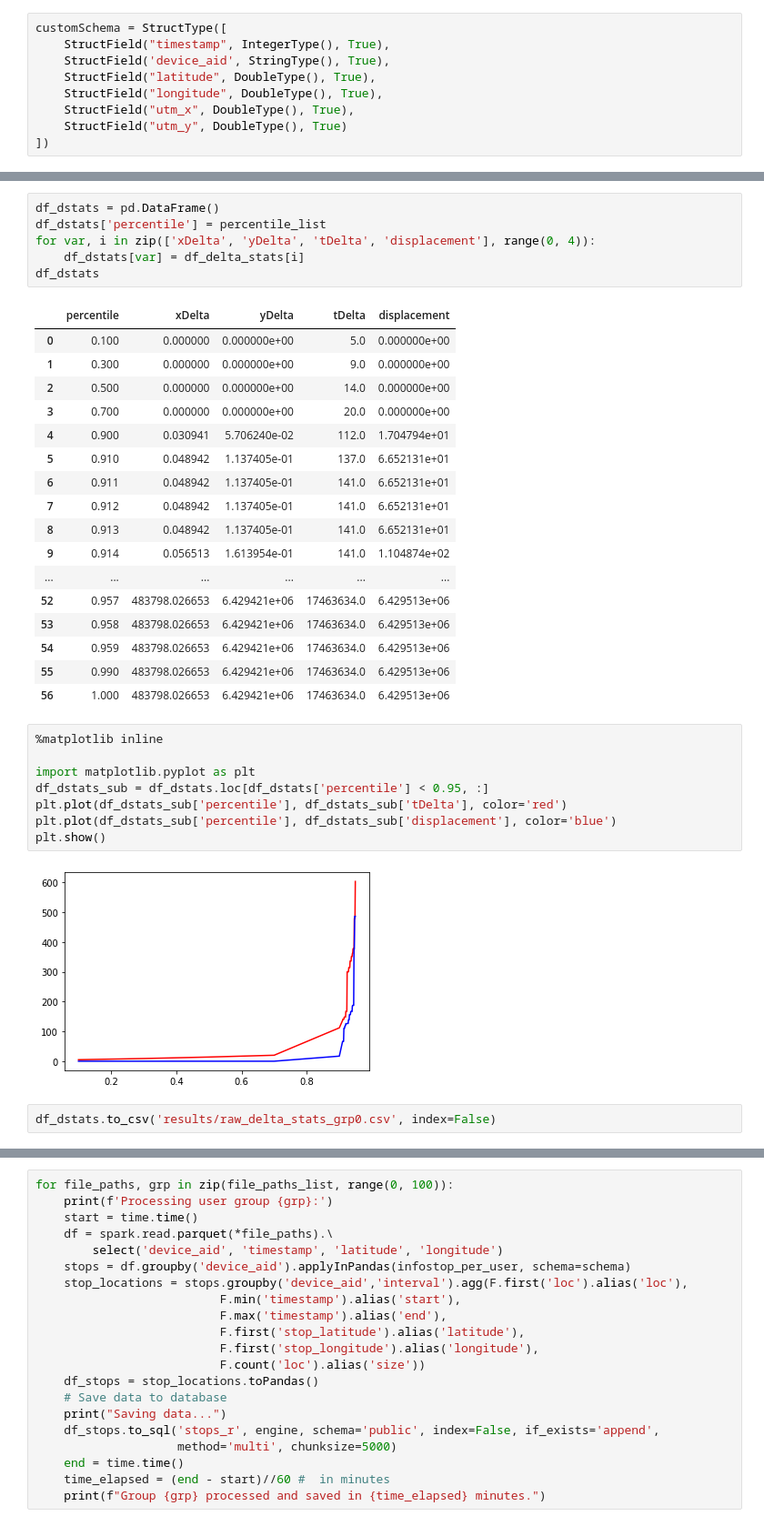
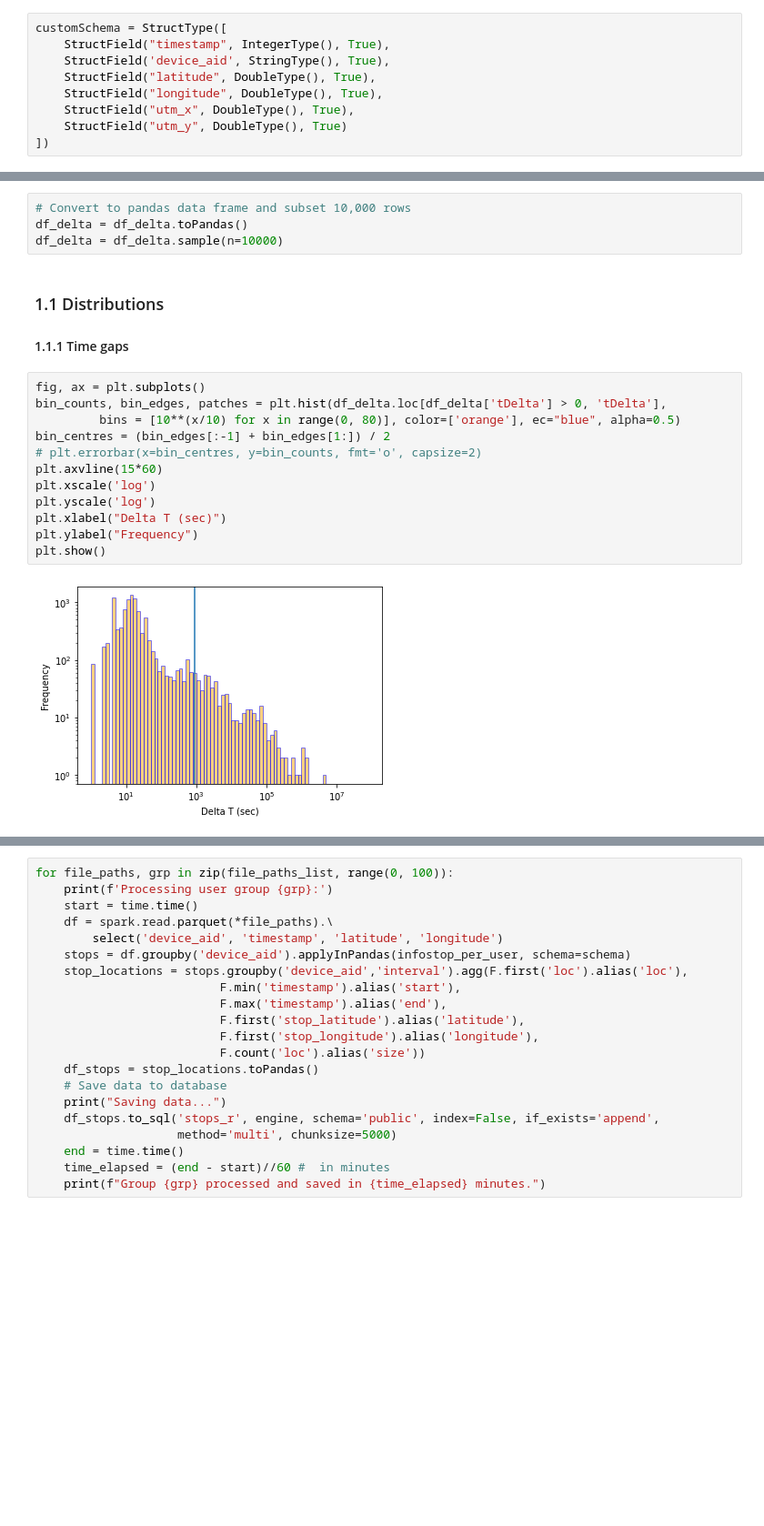
Before and after one commit to MobiSegInsights/mobi-social-segregation-se, a Jupyter notebook: src/1-parquet-to-stops-pyspark.ipynb, the cells around one changed output, grey strips where cells are left out. Shown: that part at 91% size. Drawn from its saved outputs; the diff is of its cells as text; blank space fills up the shorter version.

Commit message:
check detected stops and data comparison

```diff
--- a/src/1-parquet-to-stops-pyspark.ipynb
+++ b/src/1-parquet-to-stops-pyspark.ipynb
@@ -111,36 +175,21 @@ df_delta_stats = df_delta.approxQuantile(col=['xDelta', 'yDelta', 'tDelta', 'dis
-# %%
-df_dstats = pd.DataFrame()
-df_dstats['percentile'] = percentile_list
-for var, i in zip(['xDelta', 'yDelta', 'tDelta', 'displacement'], range(0, 4)):
-    df_dstats[var] = df_delta_stats[i]
-df_dstats
-# %% [output]
-|  | percentile | xDelta | yDelta | tDelta | displacement |
-| 0 | 0.100 | 0.000000 | 0.000000e+00 | 5.0 | 0.000000e+00 |
-| 1 | 0.300 | 0.000000 | 0.000000e+00 | 9.0 | 0.000000e+00 |
-| 2 | 0.500 | 0.000000 | 0.000000e+00 | 14.0 | 0.000000e+00 |
-| 3 | 0.700 | 0.000000 | 0.000000e+00 | 20.0 | 0.000000e+00 |
-| 4 | 0.900 | 0.030941 | 5.706240e-02 | 112.0 | 1.704794e+01 |
-| 5 | 0.910 | 0.048942 | 1.137405e-01 | 137.0 | 6.652131e+01 |
-| 6 | 0.911 | 0.048942 | 1.137405e-01 | 141.0 | 6.652131e+01 |
-| 7 | 0.912 | 0.048942 | 1.137405e-01 | 141.0 | 6.652131e+01 |
-| 8 | 0.913 | 0.048942 | 1.137405e-01 | 141.0 | 6.652131e+01 |
-| 9 | 0.914 | 0.056513 | 1.613954e-01 | 141.0 | 1.104874e+02 |
-| ... | ... | ... | ... | ... | ... |
-| 52 | 0.957 | 483798.026653 | 6.429421e+06 | 17463634.0 | 6.429513e+06 |
-| 53 | 0.958 | 483798.026653 | 6.429421e+06 | 17463634.0 | 6.429513e+06 |
-| 54 | 0.959 | 483798.026653 | 6.429421e+06 | 17463634.0 | 6.429513e+06 |
-| 55 | 0.990 | 483798.026653 | 6.429421e+06 | 17463634.0 | 6.429513e+06 |
-| 56 | 1.000 | 483798.026653 | 6.429421e+06 | 17463634.0 | 6.429513e+06 |
-# %%
-%matplotlib inline
-
-import matplotlib.pyplot as plt
-df_dstats_sub = df_dstats.loc[df_dstats['percentile'] < 0.95, :]
-plt.plot(df_dstats_sub['percentile'], df_dstats_sub['tDelta'], color='red')
-plt.plot(df_dstats_sub['percentile'], df_dstats_sub['displacement'], color='blue')
-plt.show()
-# %% [output]
-[figure, removed]
-# %%
-df_dstats.to_csv('results/raw_delta_stats_grp0.csv', index=False)
+# %%
+# Convert to pandas data frame and subset 10,000 rows
+df_delta = df_delta.toPandas()
+df_delta = df_delta.sample(n=10000)
+# %% [markdown]
+### 1.1 Distributions
+#### 1.1.1 Time gaps
+# %%
+fig, ax = plt.subplots()
+bin_counts, bin_edges, patches = plt.hist(df_delta.loc[df_delta['tDelta'] > 0, 'tDelta'],
+         bins = [10**(x/10) for x in range(0, 80)], color=['orange'], ec="blue", alpha=0.5)
+bin_centres = (bin_edges[:-1] + bin_edges[1:]) / 2
+# plt.errorbar(x=bin_centres, y=bin_counts, fmt='o', capsize=2)
+plt.axvline(15*60)
+plt.xscale('log')
+plt.yscale('log')
+plt.xlabel("Delta T (sec)")
+plt.ylabel("Frequency")
+plt.show()
+# %% [output]
+[figure, added]
```
Also changed, not shown: parts of 25 cells of this notebook, 11 other files.
